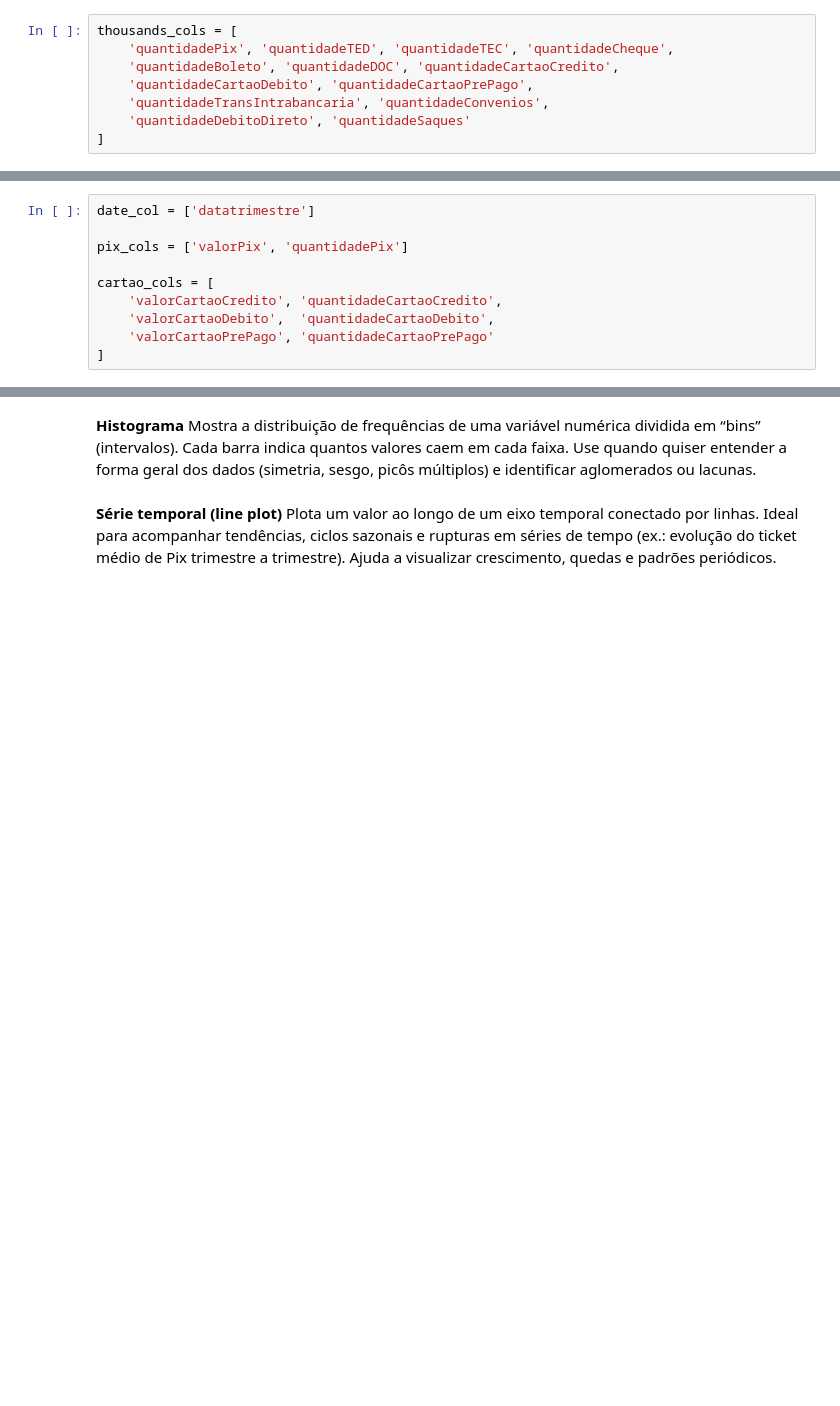
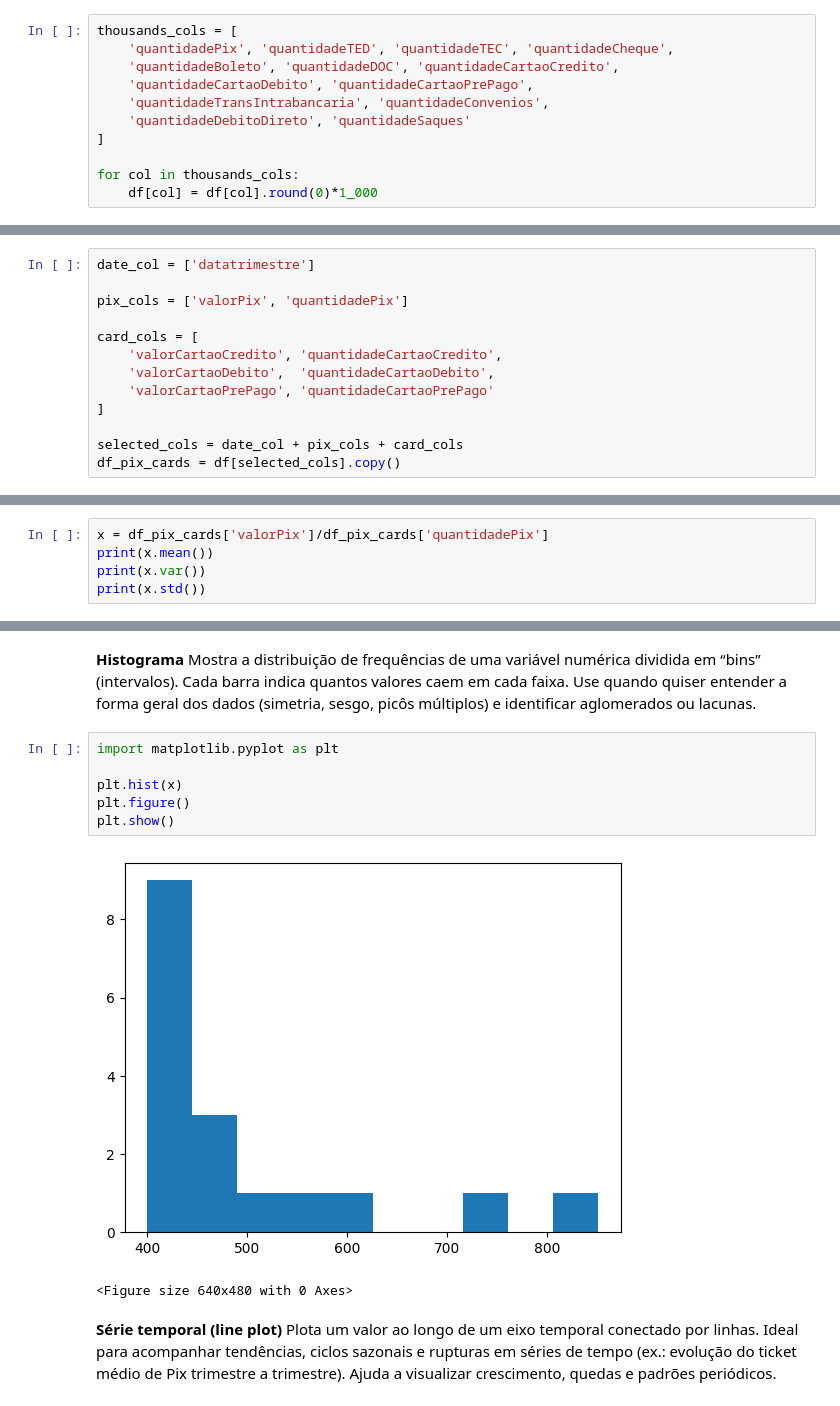
Before and after one commit to riquelmexs/ETLbcb, a Jupyter notebook: Relatorio.ipynb, the cells around one changed output, grey strips where cells are left out. Drawn from its saved outputs; the diff is of its cells as text; blank space fills up the shorter version.

```diff
--- a/Relatorio.ipynb
+++ b/Relatorio.ipynb
@@ -186,3 +186,6 @@ thousands_cols = [
     'quantidadeTransIntrabancaria', 'quantidadeConvenios',
     'quantidadeDebitoDireto', 'quantidadeSaques'
 ]
+
+for col in thousands_cols:
+    df[col] = df[col].round(0)*1_000
@@ -197,8 +221,11 @@ date_col = ['datatrimestre']
 
 pix_cols = ['valorPix', 'quantidadePix']
 
-cartao_cols = [
+card_cols = [
     'valorCartaoCredito', 'quantidadeCartaoCredito',
     'valorCartaoDebito',  'quantidadeCartaoDebito',
     'valorCartaoPrePago', 'quantidadeCartaoPrePago'
 ]
+
+selected_cols = date_col + pix_cols + card_cols
+df_pix_cards = df[selected_cols].copy()
@@ -227,3 +270,8 @@ A diferença existe porque, na segunda abordagem, você está dando peso igual a
 Use a **média geral** quando quiser o valor médio de toda a amostra, e a **média das médias trimestrais** quando quiser tratar cada período (trimestre) com igual importância.
 # %% [markdown]
 ### Variância e Desvio-Padrão
+# %%
+x = df_pix_cards['valorPix']/df_pix_cards['quantidadePix']
+print(x.mean())
+print(x.var())
+print(x.std())
@@ -263,6 +315,15 @@ para complementar o processo de análise de dados vamos gerar alguns gráficos,
 # %% [markdown]
 **Histograma**
 Mostra a distribuição de frequências de uma variável numérica dividida em “bins” (intervalos). Cada barra indica quantos valores caem em cada faixa. Use quando quiser entender a forma geral dos dados (simetria, sesgo, picôs múltiplos) e identificar aglomerados ou lacunas.
+# %%
+import matplotlib.pyplot as plt
+
+plt.hist(x)
+plt.figure()
+plt.show()
+# %% [output]
+[figure, added]
+<Figure size 640x480 with 0 Axes>
 # %% [markdown]
 **Série temporal (line plot)**
 Plota um valor ao longo de um eixo temporal conectado por linhas. Ideal para acompanhar tendências, ciclos sazonais e rupturas em séries de tempo (ex.: evolução do ticket médio de Pix trimestre a trimestre). Ajuda a visualizar crescimento, quedas e padrões periódicos.
```
Also changed, not shown: parts of 8 cells of this notebook, 1 other file.
